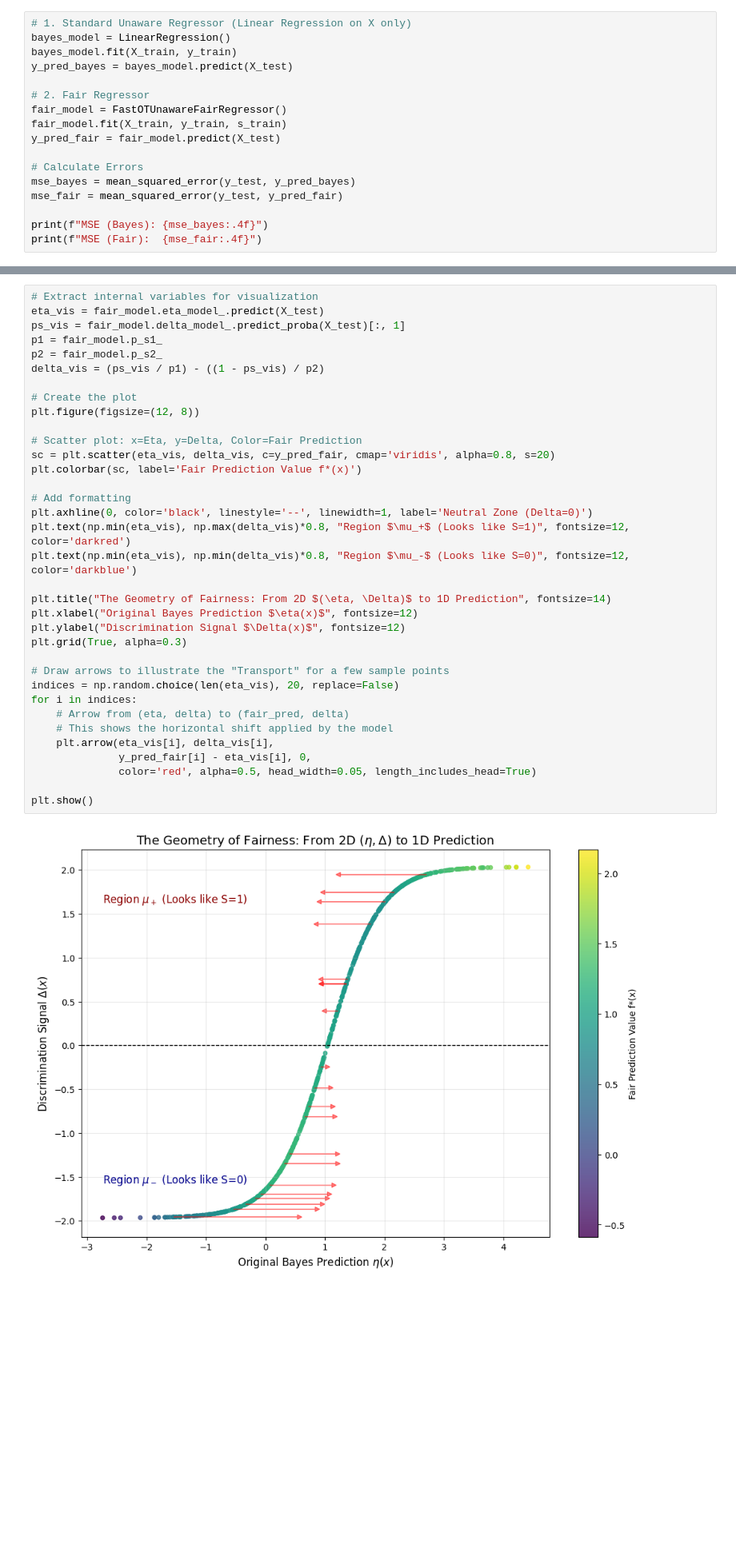
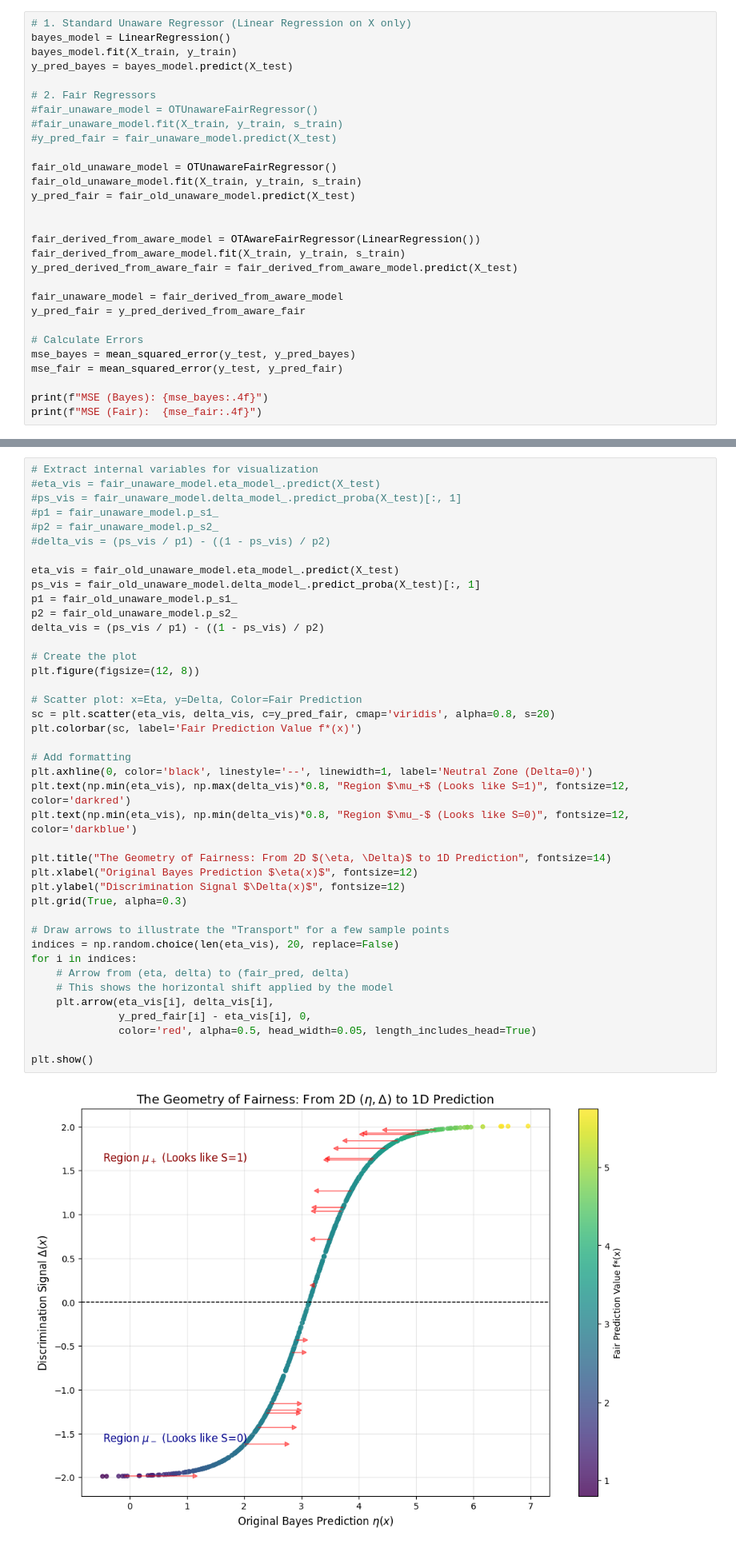
Before and after one commit to AugustinBouquillard/demographic-parity, a Jupyter notebook: toy_example_visualization.ipynb, the cells around one changed output, grey strips where cells are left out. Shown at 80% size. Saved outputs shown, nothing was run; the diff lists cells and outputs as text; blank space fills up the shorter version.

```diff
--- a/toy_example_visualization.ipynb
+++ b/toy_example_visualization.ipynb
@@ -181,10 +182,22 @@ bayes_model = LinearRegression()
 bayes_model.fit(X_train, y_train)
 y_pred_bayes = bayes_model.predict(X_test)
 
-# 2. Fair Regressor
-fair_model = FastOTUnawareFairRegressor()
-fair_model.fit(X_train, y_train, s_train)
-y_pred_fair = fair_model.predict(X_test)
+# 2. Fair Regressors
+#fair_unaware_model = OTUnawareFairRegressor()
+#fair_unaware_model.fit(X_train, y_train, s_train)
+#y_pred_fair = fair_unaware_model.predict(X_test)
+
+fair_old_unaware_model = OTUnawareFairRegressor()
+fair_old_unaware_model.fit(X_train, y_train, s_train)
+y_pred_fair = fair_old_unaware_model.predict(X_test)
+
+
+fair_derived_from_aware_model = OTAwareFairRegressor(LinearRegression())
+fair_derived_from_aware_model.fit(X_train, y_train, s_train)
+y_pred_derived_from_aware_fair = fair_derived_from_aware_model.predict(X_test)
+
+fair_unaware_model = fair_derived_from_aware_model
+y_pred_fair = y_pred_derived_from_aware_fair
 
 # Calculate Errors
 mse_bayes = mean_squared_error(y_test, y_pred_bayes)
@@ -222,40 +235,46 @@ plt.show()
 # %%
 # Extract internal variables for visualization
-eta_vis = fair_model.eta_model_.predict(X_test)
-ps_vis = fair_model.delta_model_.predict_proba(X_test)[:, 1]
-p1 = fair_model.p_s1_
-p2 = fair_model.p_s2_
+#eta_vis = fair_unaware_model.eta_model_.predict(X_test)
+#ps_vis = fair_unaware_model.delta_model_.predict_proba(X_test)[:, 1]
+#p1 = fair_unaware_model.p_s1_
+#p2 = fair_unaware_model.p_s2_
+#delta_vis = (ps_vis / p1) - ((1 - ps_vis) / p2)
+
+eta_vis = fair_old_unaware_model.eta_model_.predict(X_test)
+ps_vis = fair_old_unaware_model.delta_model_.predict_proba(X_test)[:, 1]
+p1 = fair_old_unaware_model.p_s1_
+p2 = fair_old_unaware_model.p_s2_
 delta_vis = (ps_vis / p1) - ((1 - ps_vis) / p2)
 
 # Create the plot
 plt.figure(figsize=(12, 8))
 
 # Scatter plot: x=Eta, y=Delta, Color=Fair Prediction
 sc = plt.scatter(eta_vis, delta_vis, c=y_pred_fair, cmap='viridis', alpha=0.8, s=20)
 plt.colorbar(sc, label='Fair Prediction Value f*(x)')
 
 # Add formatting
 plt.axhline(0, color='black', linestyle='--', linewidth=1, label='Neutral Zone (Delta=0)')
 plt.text(np.min(eta_vis), np.max(delta_vis)*0.8, "Region $\mu_+$ (Looks like S=1)", fontsize=12, color='darkred')
 plt.text(np.min(eta_vis), np.min(delta_vis)*0.8, "Region $\mu_-$ (Looks like S=0)", fontsize=12, color='darkblue')
 
 plt.title("The Geometry of Fairness: From 2D $(\eta, \Delta)$ to 1D Prediction", fontsize=14)
 plt.xlabel("Original Bayes Prediction $\eta(x)$", fontsize=12)
 plt.ylabel("Discrimination Signal $\Delta(x)$", fontsize=12)
 plt.grid(True, alpha=0.3)
 
 # Draw arrows to illustrate the "Transport" for a few sample points
 indices = np.random.choice(len(eta_vis), 20, replace=False)
 for i in indices:
     # Arrow from (eta, delta) to (fair_pred, delta)
     # This shows the horizontal shift applied by the model
     plt.arrow(eta_vis[i], delta_vis[i],
               y_pred_fair[i] - eta_vis[i], 0,
               color='red', alpha=0.5, head_width=0.05, length_includes_head=True)
 
 plt.show()
 # %% [output]
-[figure, old version]
+[figure, new version]
 # %% [markdown]
 ### Explanation of the Barycenter Plot
 
```
Also changed, not shown: parts of 5 cells of this notebook, 1 other file.
